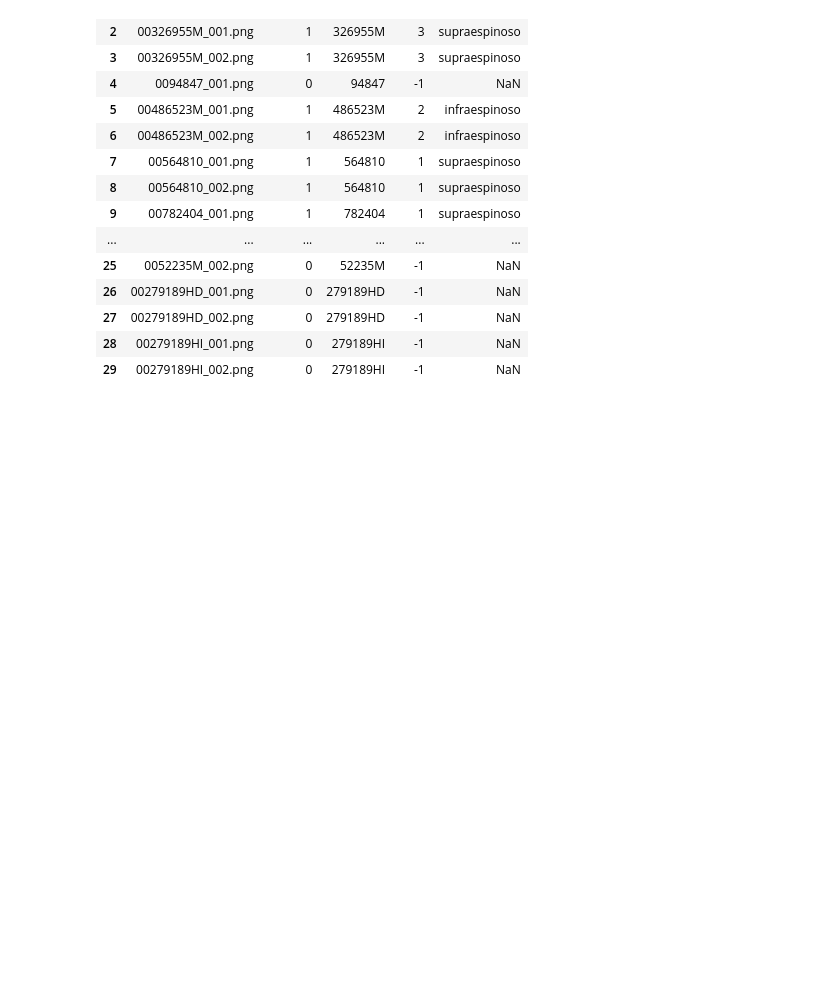
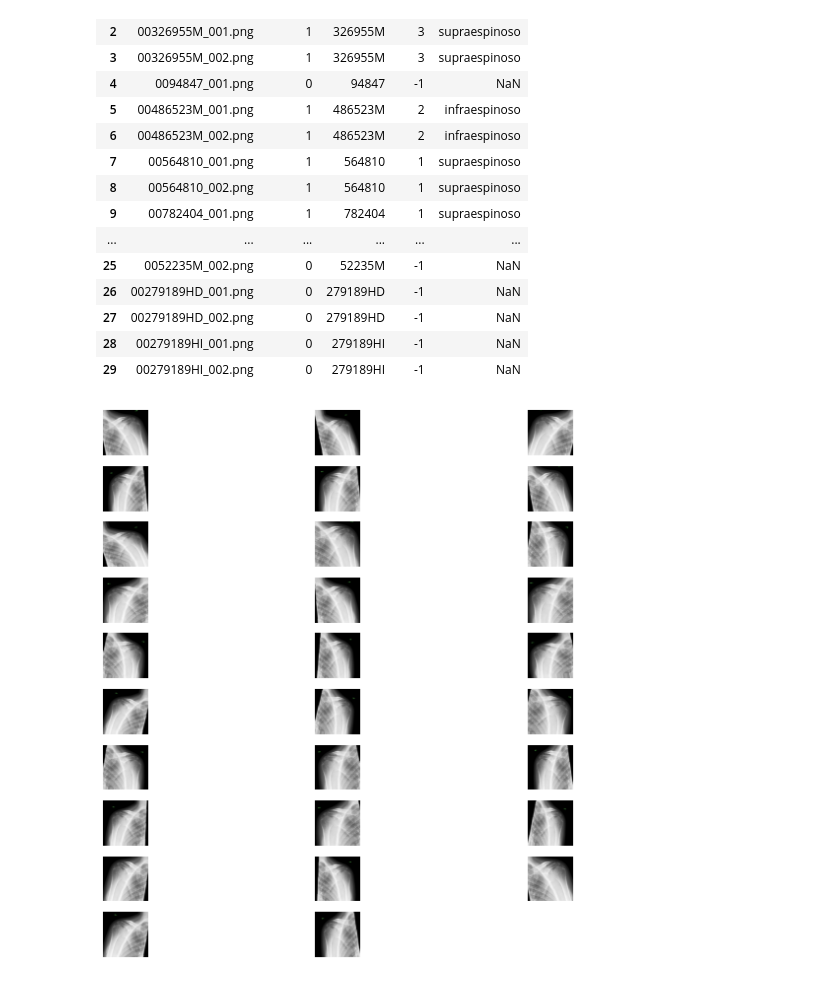
Before and after one commit to JavierAlvarezBenito/HURJC, a Jupyter notebook: Proyecto_HURJC_DataAugmentation.ipynb, the cells around one changed output. Drawn from its saved outputs; the diff is of its cells as text; code cells hidden in the pictures; blank space fills up the shorter version.

```diff
--- a/Proyecto_HURJC_DataAugmentation.ipynb
+++ b/Proyecto_HURJC_DataAugmentation.ipynb
@@ -43,5 +44,38 @@ train_datagen = ImageDataGenerator(
         zoom_range=0.2,
         horizontal_flip=True)
+# %%
+# let's plot some of the figures
+
+from tensorflow.keras.preprocessing import image
+
+fnames = [os.path.join('train/class_1',fname) for fname in os.listdir('train/class_1')]
+
+
+img_path = fnames[1]
+
+#reads image
+
+img = image.load_img(img_path,target_size = (150,150))
+
+x = image.img_to_array(img)
+
+x = x.reshape((1,) + x.shape)
+
+i = 1
+
+plt.figure(figsize = (10,8))
+
+for batch in train_datagen.flow(x,batch_size = 10):
+    plt.subplot(10,3,i)
+    imgplot = plt.imshow(image.array_to_img(batch[0]))
+    plt.axis('off')
+    i += 1
+    if i % 30 == 0:
+        break
+
+plt.tight_layout()
+# %% [output]
+[figure, added]
 # %%
 validation_datagen = ImageDataGenerator(rescale = 1.0/255.)
 test_datagen = ImageDataGenerator(rescale = 1.0/255.)
```
Also changed, not shown: parts of 6 cells of this notebook, 21 other files.
